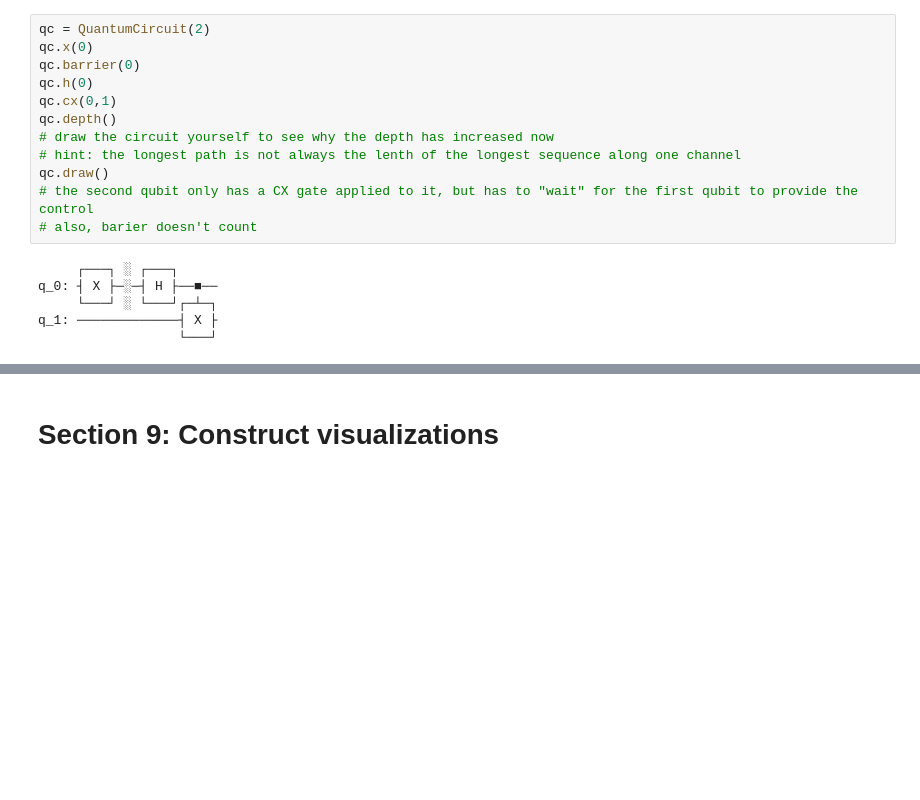
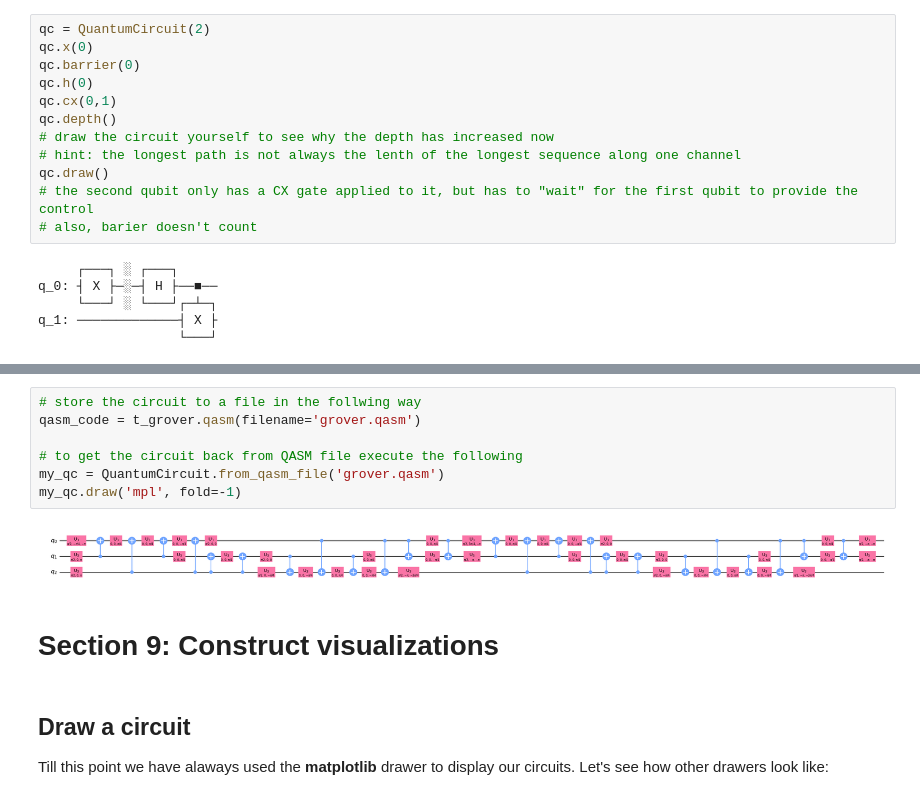
Before and after one commit to petr-ivashkov/qiskit-cert-workbook, a Jupyter notebook: workbook.ipynb, the cells around one changed output, grey strips where cells are left out. Saved outputs shown, nothing was run; the diff lists cells and outputs as text; blank space fills up the shorter version.

```diff
--- a/workbook.ipynb
+++ b/workbook.ipynb
@@ -242,2 +278,15 @@ plot_histogram(result.get_counts())
+# %%
+# store the circuit to a file in the follwing way
+qasm_code = t_grover.qasm(filename='grover.qasm')
+
+# to get the circuit back from QASM file execute the following
+my_qc = QuantumCircuit.from_qasm_file('grover.qasm')
+my_qc.draw('mpl', fold=-1)
+# %% [output]
+[figure, added]
 # %% [markdown]
 # Section 9: Construct visualizations
+# %% [markdown]
+## Draw a circuit
+
+Till this point we have alaways used the **matplotlib** drawer to display our circuits. Let's see how other drawers look like:
```
Also changed, not shown: parts of 17 cells of this notebook.
